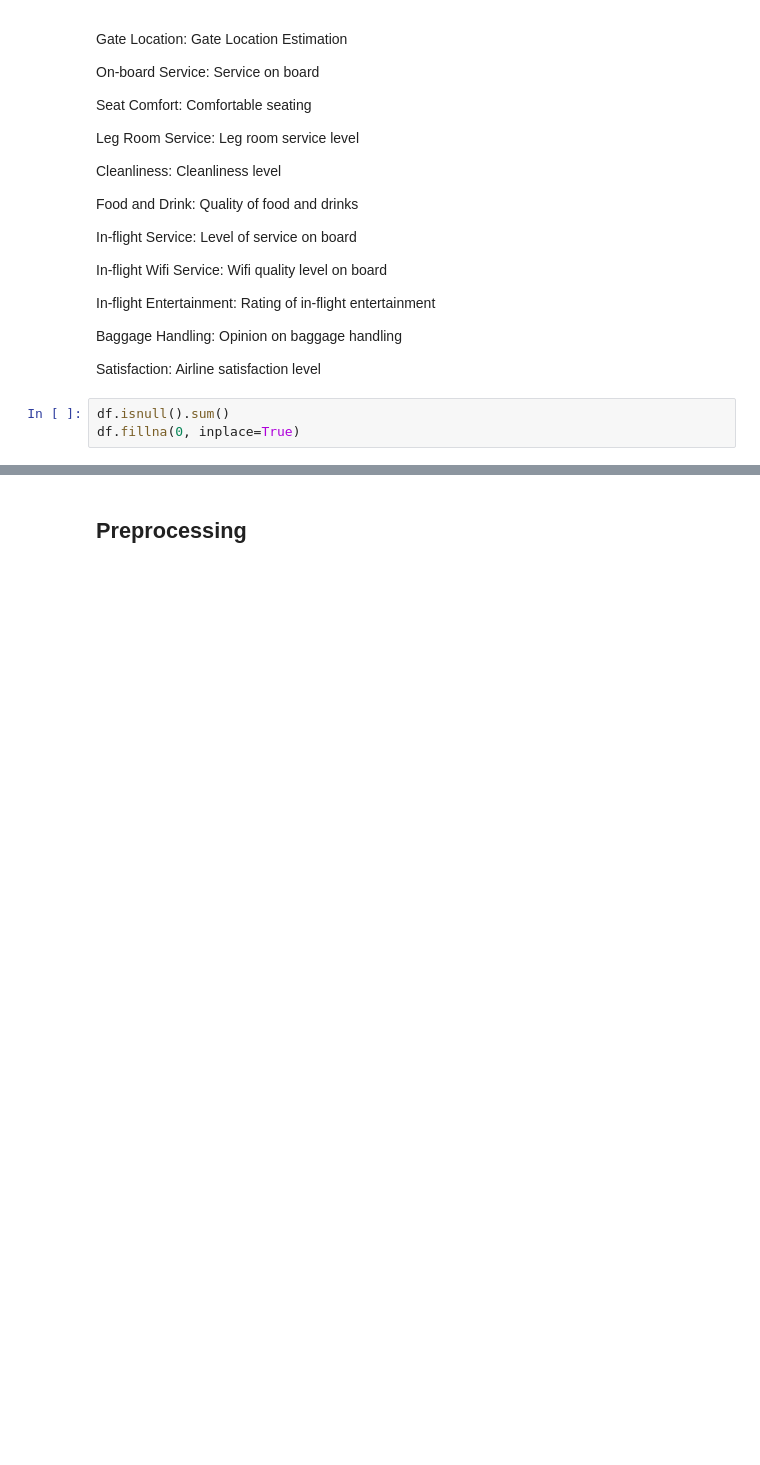
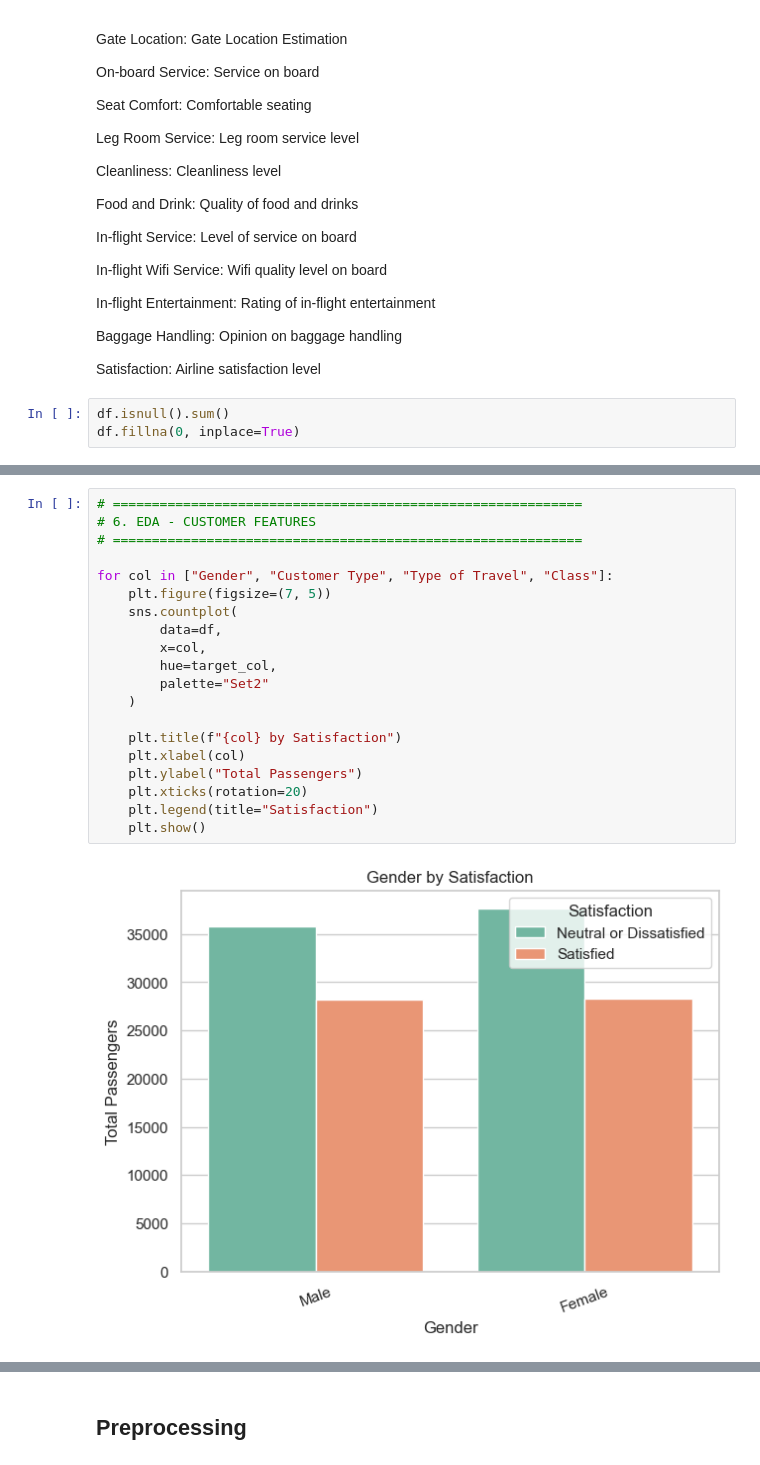
Before and after one commit to Josshua-DSA/Skyline-RecommendationSystem, a Jupyter notebook: notebooks/Skyline-ML.ipynb, the cells around one changed output, grey strips where cells are left out. Drawn from its saved outputs; the diff is of its cells as text; blank space fills up the shorter version.

```diff
--- a/notebooks/Skyline-ML.ipynb
+++ b/notebooks/Skyline-ML.ipynb
@@ -266,0 +267,22 @@ Passing `palette` without assigning `hue` is deprecated and will be removed in v
+# %%
+# ============================================================
+# 6. EDA - CUSTOMER FEATURES
+# ============================================================
+
+for col in ["Gender", "Customer Type", "Type of Travel", "Class"]:
+    plt.figure(figsize=(7, 5))
+    sns.countplot(
+        data=df,
+        x=col,
+        hue=target_col,
+        palette="Set2"
+    )
+
+    plt.title(f"{col} by Satisfaction")
+    plt.xlabel(col)
+    plt.ylabel("Total Passengers")
+    plt.xticks(rotation=20)
+    plt.legend(title="Satisfaction")
+    plt.show()
+# %% [output]
+[figure, added]
```
Also changed, not shown: parts of 35 cells of this notebook, 51 other files.
